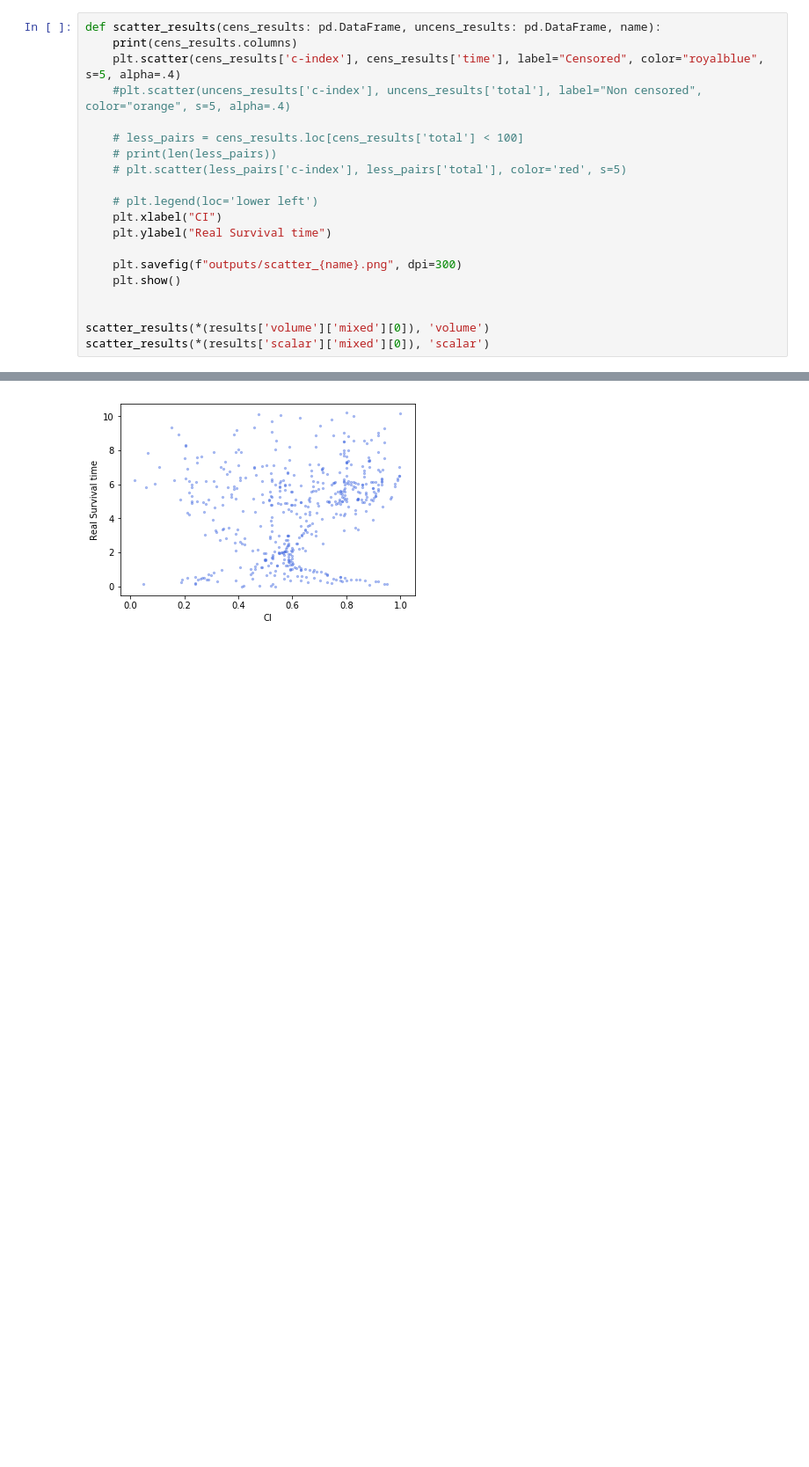
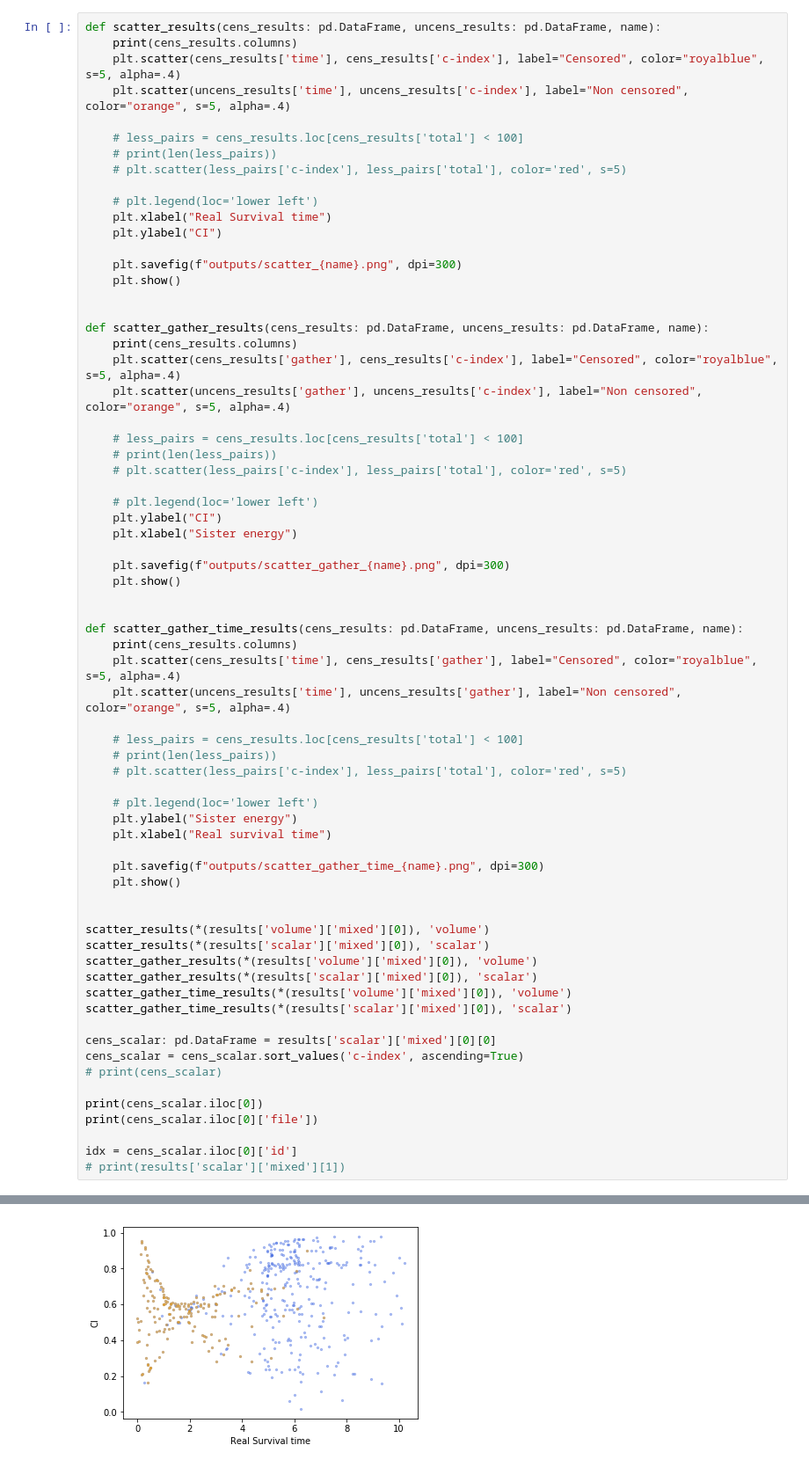
Before and after one commit to bhklab/DeepCINET, a Jupyter notebook: Jupyter/final_mixed_plots.ipynb, the cells around one changed output, grey strips where cells are left out. Shown at 88% size. Cells and saved outputs as stored; diff of their text form; blank space fills up the shorter version.

Commit message:
Improve shown results and fix requirements

```diff
--- a/Jupyter/final_mixed_plots.ipynb
+++ b/Jupyter/final_mixed_plots.ipynb
@@ -258,21 +255,69 @@ create_latex_table(results['scalar_CV'])
 # %%
 def scatter_results(cens_results: pd.DataFrame, uncens_results: pd.DataFrame, name):
     print(cens_results.columns)
-    plt.scatter(cens_results['c-index'], cens_results['time'], label="Censored", color="royalblue", s=5, alpha=.4)
-    #plt.scatter(uncens_results['c-index'], uncens_results['total'], label="Non censored", color="orange", s=5, alpha=.4)
+    plt.scatter(cens_results['time'], cens_results['c-index'], label="Censored", color="royalblue", s=5, alpha=.4)
+    plt.scatter(uncens_results['time'], uncens_results['c-index'], label="Non censored", color="orange", s=5, alpha=.4)
 
     # less_pairs = cens_results.loc[cens_results['total'] < 100]
     # print(len(less_pairs))
     # plt.scatter(less_pairs['c-index'], less_pairs['total'], color='red', s=5)
 
     # plt.legend(loc='lower left')
-    plt.xlabel("CI")
-    plt.ylabel("Real Survival time")
+    plt.xlabel("Real Survival time")
+    plt.ylabel("CI")
 
     plt.savefig(f"outputs/scatter_{name}.png", dpi=300)
     plt.show()
 
 
+def scatter_gather_results(cens_results: pd.DataFrame, uncens_results: pd.DataFrame, name):
+    print(cens_results.columns)
+    plt.scatter(cens_results['gather'], cens_results['c-index'], label="Censored", color="royalblue", s=5, alpha=.4)
+    plt.scatter(uncens_results['gather'], uncens_results['c-index'], label="Non censored", color="orange", s=5, alpha=.4)
+
+    # less_pairs = cens_results.loc[cens_results['total'] < 100]
+    # print(len(less_pairs))
+    # plt.scatter(less_pairs['c-index'], less_pairs['total'], color='red', s=5)
+
+    # plt.legend(loc='lower left')
+    plt.ylabel("CI")
+    plt.xlabel("Sister energy")
+
+    plt.savefig(f"outputs/scatter_gather_{name}.png", dpi=300)
+    plt.show()
+
+
+def scatter_gather_time_results(cens_results: pd.DataFrame, uncens_results: pd.DataFrame, name):
+    print(cens_results.columns)
+    plt.scatter(cens_results['time'], cens_results['gather'], label="Censored", color="royalblue", s=5, alpha=.4)
+    plt.scatter(uncens_results['time'], uncens_results['gather'], label="Non censored", color="orange", s=5, alpha=.4)
+
+    # less_pairs = cens_results.loc[cens_results['total'] < 100]
+    # print(len(less_pairs))
+    # plt.scatter(less_pairs['c-index'], less_pairs['total'], color='red', s=5)
+
+    # plt.legend(loc='lower left')
+    plt.ylabel("Sister energy")
+    plt.xlabel("Real survival time")
+
+    plt.savefig(f"outputs/scatter_gather_time_{name}.png", dpi=300)
+    plt.show()
+
+
 scatter_results(*(results['volume']['mixed'][0]), 'volume')
 scatter_results(*(results['scalar']['mixed'][0]), 'scalar')
+scatter_gather_results(*(results['volume']['mixed'][0]), 'volume')
+scatter_gather_results(*(results['scalar']['mixed'][0]), 'scalar')
+scatter_gather_time_results(*(results['volume']['mixed'][0]), 'volume')
+scatter_gather_time_results(*(results['scalar']['mixed'][0]), 'scalar')
+
+cens_scalar: pd.DataFrame = results['scalar']['mixed'][0][0]
+cens_scalar = cens_scalar.sort_values('c-index', ascending=True)
+# print(cens_scalar)
+
+print(cens_scalar.iloc[0])
+print(cens_scalar.iloc[0]['file'])
+
+idx = cens_scalar.iloc[0]['id']
+# print(results['scalar']['mixed'][1])
 # %% [output]
@@ -280 +327 @@ Index(['censored', 'id', 'right', 'time', 'total', 'c-index'], dtype='object')
-[figure, old version]
+[figure, new version]
```
Also changed, not shown: parts of 7 cells of this notebook, 2 other files.
